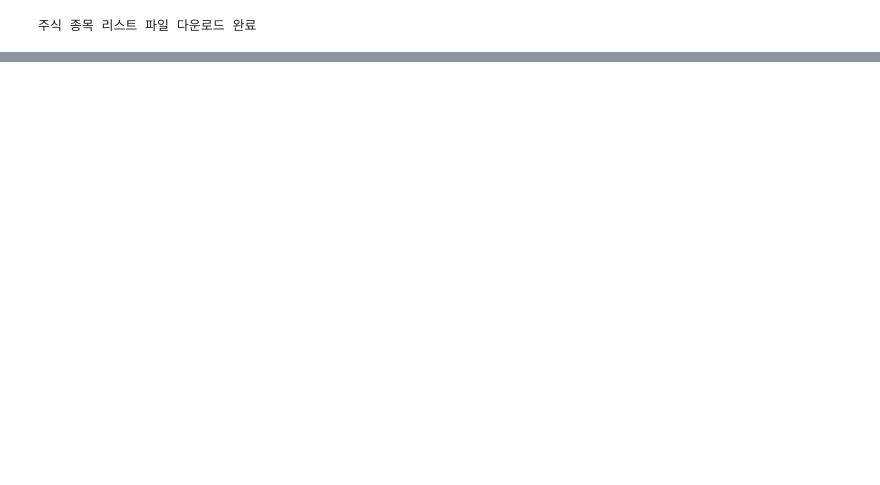
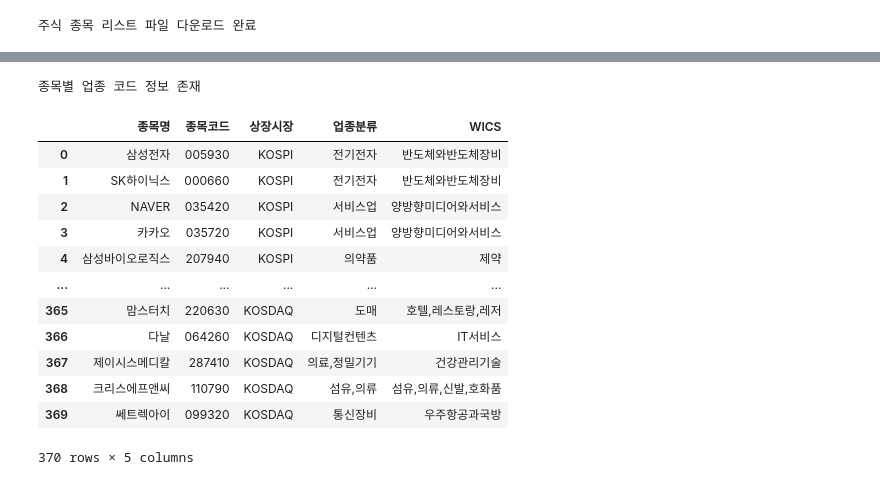
Before and after one commit to spegas/Dacon, a Jupyter notebook: make_train_data.ipynb, the cells around one changed output, grey strips where cells are left out. Saved outputs shown, nothing was run; the diff lists cells and outputs as text; code cells hidden in the pictures; blank space fills up the shorter version.

```diff
--- a/make_train_data.ipynb
+++ b/make_train_data.ipynb
@@ -68,11 +102,0 @@ end_date = '20211031'
-# %%
-for f_index in range(0, pd_stock_list.shape[0]):
-  f_code = pd_stock_list.iloc[f_index]['종목코드']
-  f_name = pd_stock_list.iloc[f_index]['종목명']
-  price_filename = str('price/') + str(f_code) + str('_price.csv')
-  if not os.path.exists(price_filename):
-    f_price = fdr.DataReader(f_code, start = start_date, end = end_date)
-    f_price.to_csv(price_filename)
-    print('[종목코드 : %s, 종목명 : %s] 가격 정보 저장 완료' % (str(f_code), str(f_name)))
-  else:
-    print('[종목코드 : %s, 종목명 : %s] 가격 정보 파일 존재' % (str(f_code), str(f_name)))
@@ -290,0 +148,25 @@ plt.show()
+# %%
+if not os.path.exists('base/stock_gubun_info.csv'):
+  pd_stock_gubun_info = pd.DataFrame(list_stock_gubun_info, columns=['종목코드', '업종분류', 'WICS'])
+else:
+  pd_stock_gubun_info = pd.read_csv('base/stock_gubun_info.csv', index_col=0)
+  pd_stock_gubun_info['종목코드'] = pd_stock_gubun_info['종목코드'].apply(lambda x : str(x).zfill(6))
+  print('종목별 업종 코드 정보 존재')
+# %% [output]
+종목별 업종 코드 정보 존재
+# %%
+pd_stock_gubun_info
+# %% [output]
+|  | 종목명 | 종목코드 | 상장시장 | 업종분류 | WICS |
+| 0 | 삼성전자 | 005930 | KOSPI | 전기전자 | 반도체와반도체장비 |
+| 1 | SK하이닉스 | 000660 | KOSPI | 전기전자 | 반도체와반도체장비 |
+| 2 | NAVER | 035420 | KOSPI | 서비스업 | 양방향미디어와서비스 |
+| 3 | 카카오 | 035720 | KOSPI | 서비스업 | 양방향미디어와서비스 |
+| 4 | 삼성바이오로직스 | 207940 | KOSPI | 의약품 | 제약 |
+| ... | ... | ... | ... | ... | ... |
+| 365 | 맘스터치 | 220630 | KOSDAQ | 도매 | 호텔,레스토랑,레저 |
+| 366 | 다날 | 064260 | KOSDAQ | 디지털컨텐츠 | IT서비스 |
+| 367 | 제이시스메디칼 | 287410 | KOSDAQ | 의료,정밀기기 | 건강관리기술 |
+| 368 | 크리스에프앤씨 | 110790 | KOSDAQ | 섬유,의류 | 섬유,의류,신발,호화품 |
+| 369 | 쎄트렉아이 | 099320 | KOSDAQ | 통신장비 | 우주항공과국방 |
+370 rows × 5 columns
```
Also changed, not shown: parts of 44 cells of this notebook.
